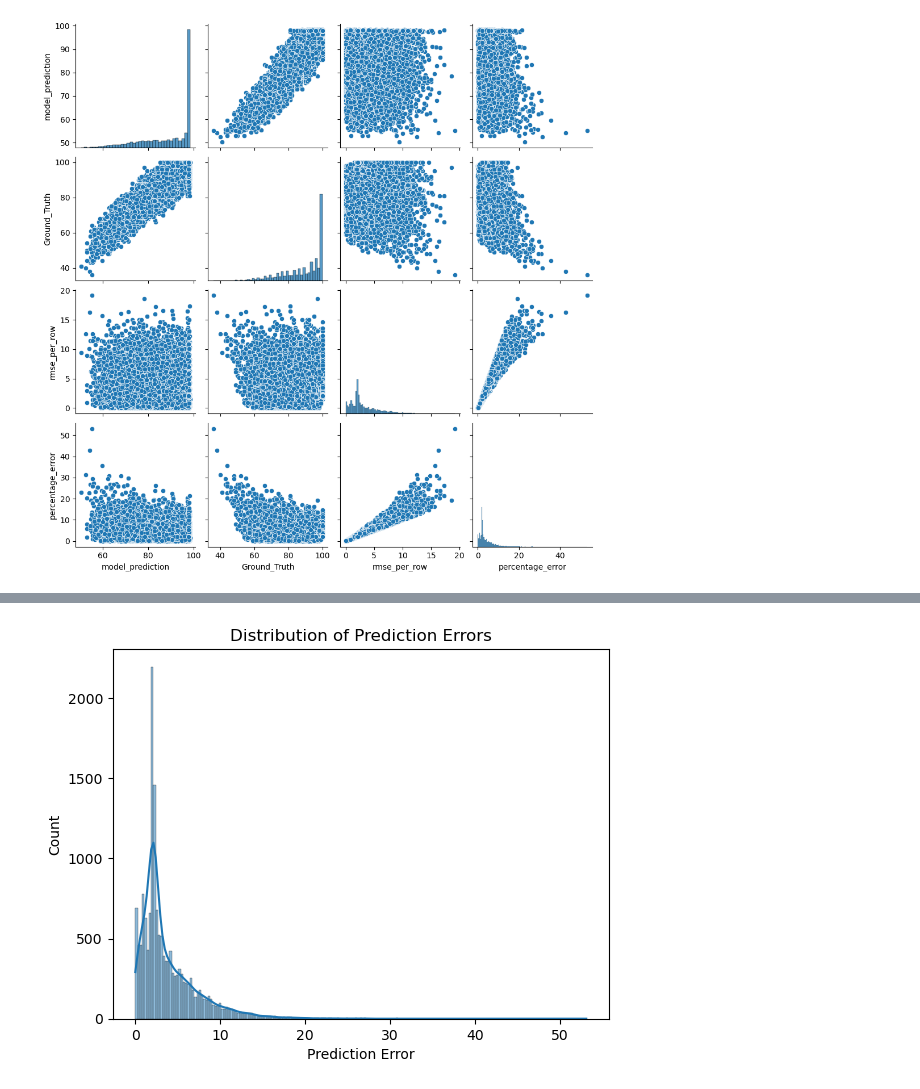
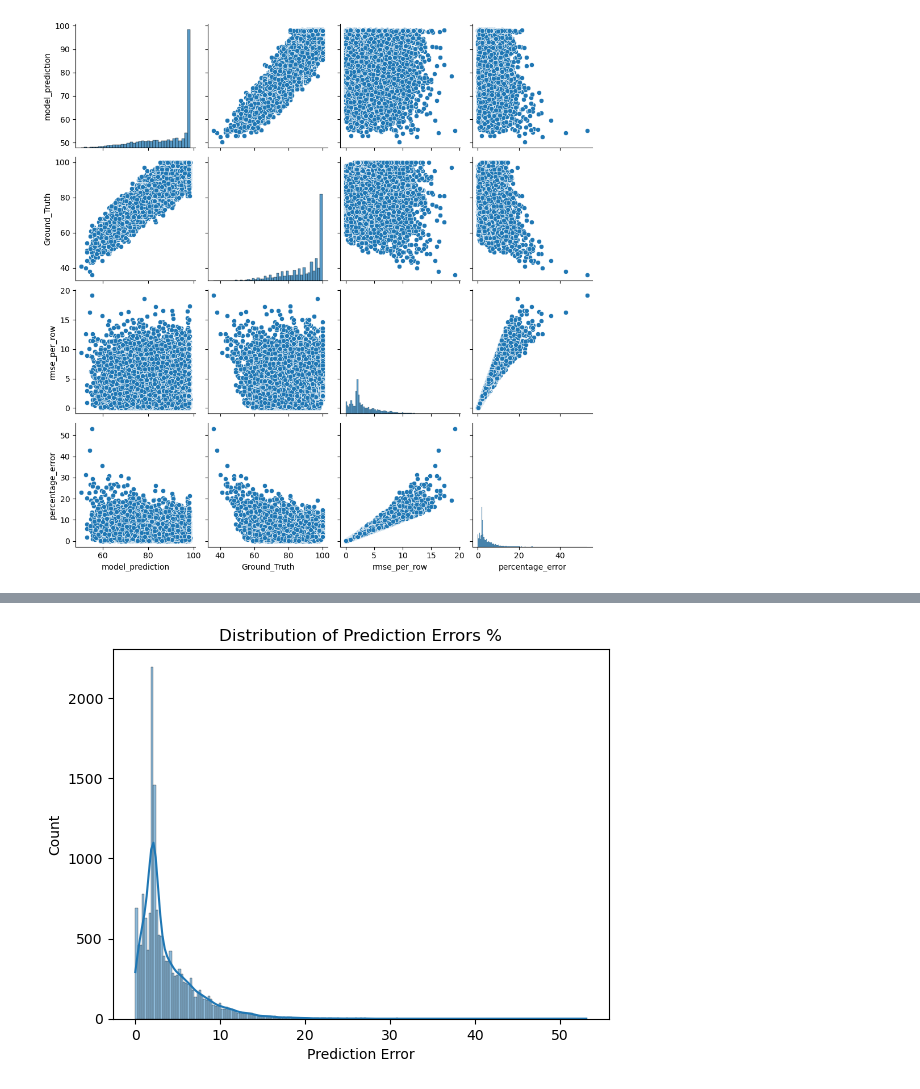
Before and after one commit to akshatkhatri/Student_academic_prediction_model, a Jupyter notebook: student_model.ipynb, the cells around one changed output, grey strips where cells are left out. Cells and saved outputs as stored; diff of their text form; code cells hidden in the pictures.

```diff
--- a/student_model.ipynb
+++ b/student_model.ipynb
@@ -1085,8 +1085,8 @@ plt.show()
 # %%
 # errors = result_df['model_prediction'] - result_df['Ground_Truth']
 sns.histplot(result_df['percentage_error'],kde=True)
 plt.xlabel("Prediction Error")
-plt.title("Distribution of Prediction Errors")
+plt.title("Distribution of Prediction Errors %")
 plt.show()
 # %% [output]
-[figure, old version]
+[figure, new version]
```
Also changed, not shown: parts of 8 cells of this notebook, 2 other files.
